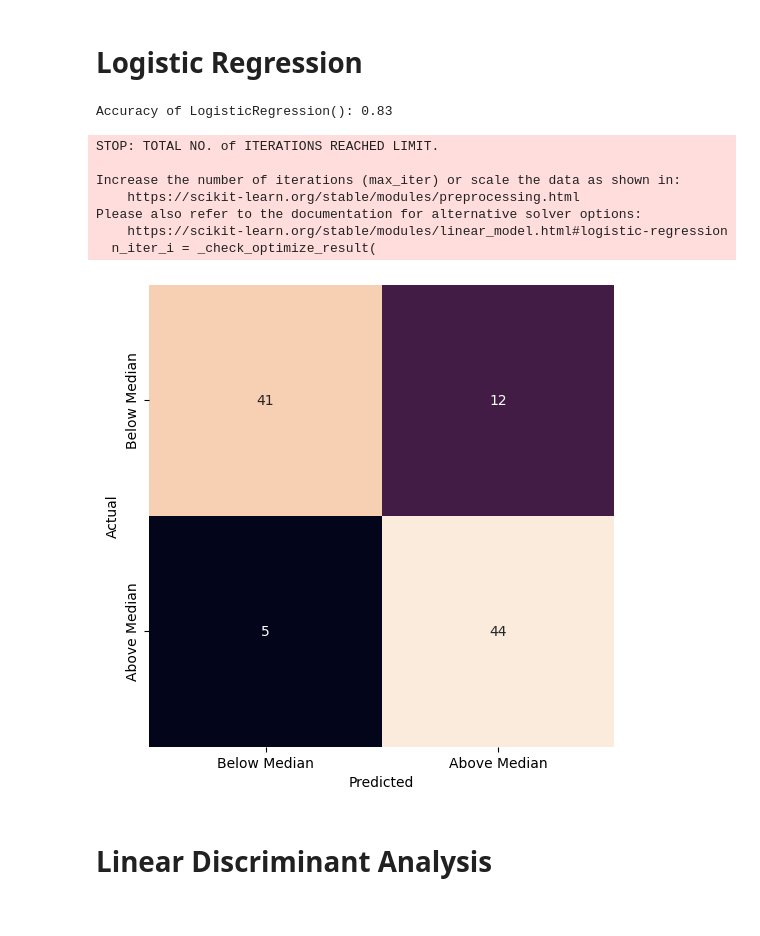
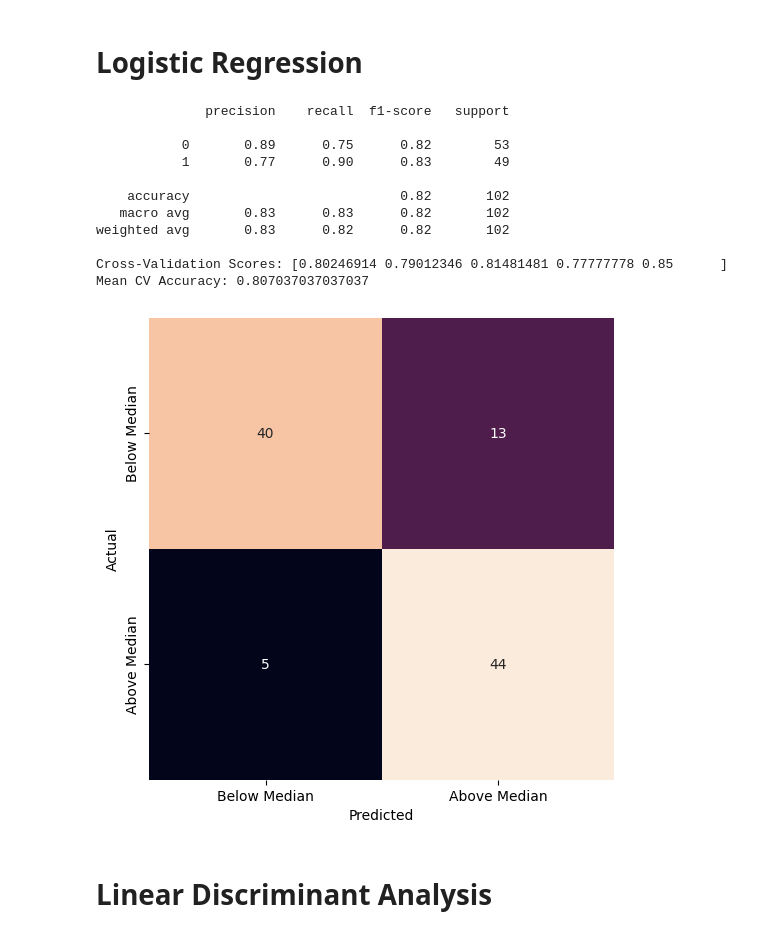
Before and after one commit to woooocoder/machine-learning, a Jupyter notebook: hw3/hw3.ipynb, the cells around one changed output. Cells and saved outputs as stored; diff of their text form; code cells hidden in the pictures.

Commit message:
Added cross validation

```diff
--- a/hw3/hw3.ipynb
+++ b/hw3/hw3.ipynb
@@ -202,11 +202,17 @@ def confusionMatrix(model):
     plt.ylabel('Actual')
     plt.show()
 # %%
+from sklearn.metrics import classification_report
+from sklearn.model_selection import cross_val_score
+
 def analysis(model):
     model.fit(X_train, y_train.values.ravel())
     y_pred = model.predict(X_test)
-    accuracy = (y_pred == y_test.values.ravel()).mean()
-    print(f'Accuracy of {model}: {accuracy:.02f}')
+
+    print(classification_report(y_test, y_pred))
+    scores = cross_val_score(model, X_train, y_train.values.ravel(), cv=5, scoring='accuracy')
+    print(f"Cross-Validation Scores: {scores}")
+    print(f"Mean CV Accuracy: {scores.mean()}")
 
     cm = confusion_matrix(y_test, y_pred)
     plt.figure(figsize=(6,6))
@@ -218,19 +224,21 @@ def analysis(model):
     plt.show()
 # %% [markdown]
 # Logistic Regression
-# %%
-# trainModel(LogisticRegression())
-analysis(LogisticRegression())
-# %% [output]
-Accuracy of LogisticRegression(): 0.83
-STOP: TOTAL NO. of ITERATIONS REACHED LIMIT.
-
-Increase the number of iterations (max_iter) or scale the data as shown in:
-    https://scikit-learn.org/stable/modules/preprocessing.html
-Please also refer to the documentation for alternative solver options:
-    https://scikit-learn.org/stable/modules/linear_model.html#logistic-regression
-  n_iter_i = _check_optimize_result(
-[figure, removed]
+# %%
+analysis(LogisticRegression(solver='lbfgs', max_iter=500))
+# %% [output]
+              precision    recall  f1-score   support
+
+           0       0.89      0.75      0.82        53
+           1       0.77      0.90      0.83        49
+
+    accuracy                           0.82       102
+   macro avg       0.83      0.83      0.82       102
+weighted avg       0.83      0.82      0.82       102
+
+Cross-Validation Scores: [0.80246914 0.79012346 0.81481481 0.77777778 0.85      ]
+Mean CV Accuracy: 0.807037037037037
+[figure, added]
 # %% [markdown]
 # Linear Discriminant Analysis
 # %%
```
Also changed, not shown: parts of 10 cells of this notebook, 1 other file.
